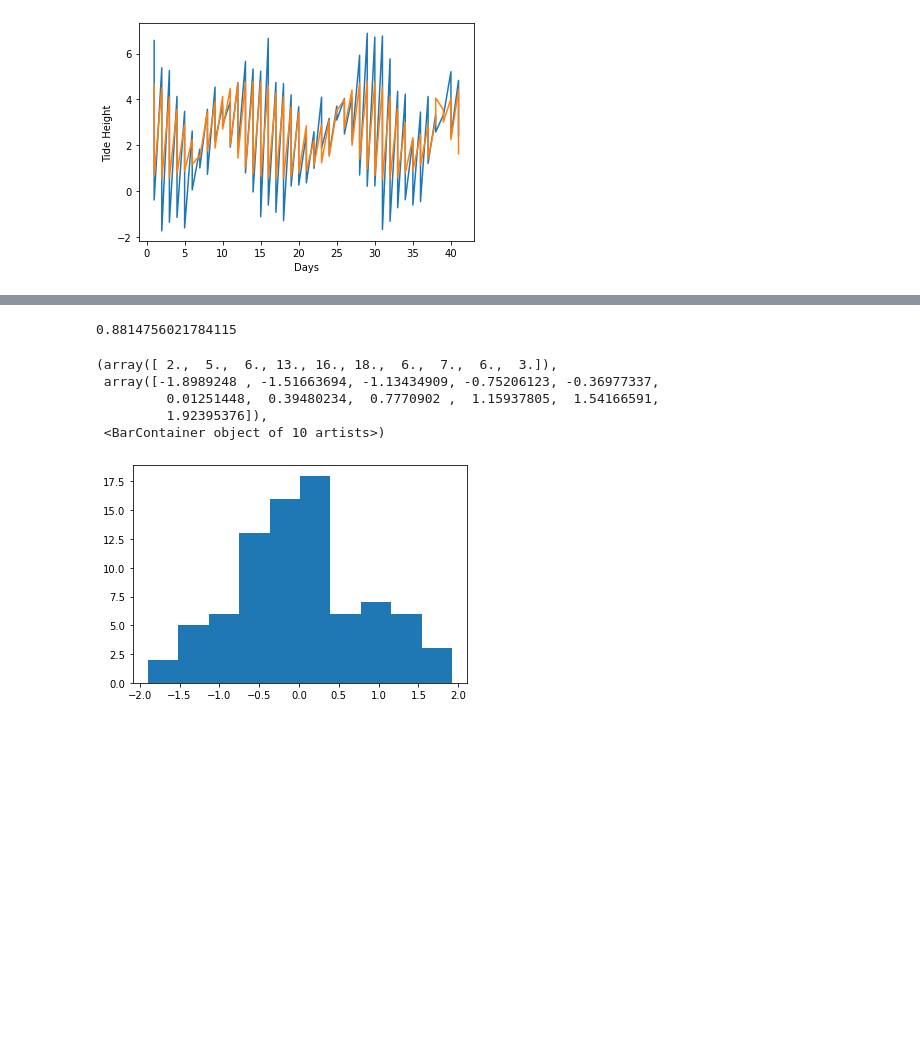
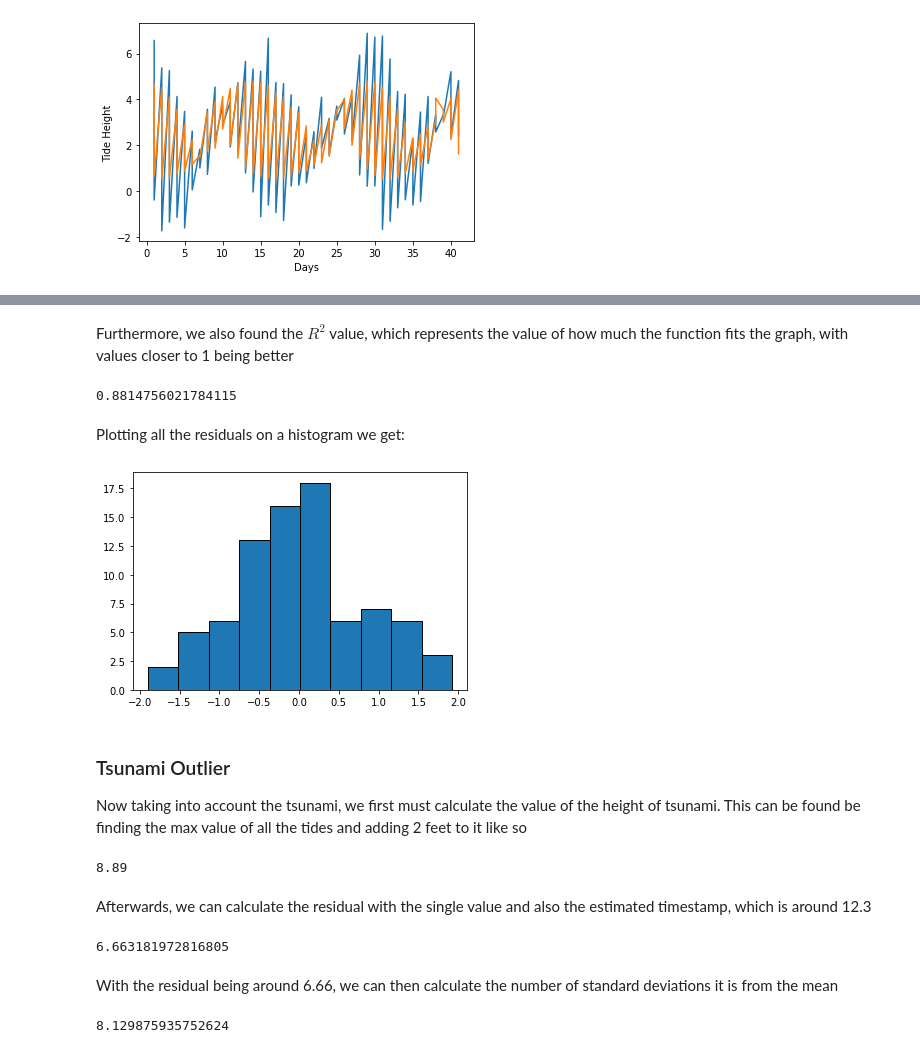
Before and after one commit to Eddysunday012/Astr-Group-Project, a Jupyter notebook: main.ipynb, the cells around one changed output, grey strips where cells are left out. Saved outputs shown, nothing was run; the diff lists cells and outputs as text; code cells hidden in the pictures; blank space fills up the shorter version.

```diff
--- a/main.ipynb
+++ b/main.ipynb
@@ -36,12 +51,12 @@ data = np.loadtxt('ASTR19_S22_group_project_data.txt', dtype = "str")
 # %%
 day, time, tide = [],[],[]
 
-for i in data:
-        day = np.append(day, int(i[0]), axis=None)
-        time = np.append(time, i[1], axis=None)
-        tide = np.append(tide, float(i[2]), axis=None)
+for d in data:
+        day = np.append(day, int(d[0]), axis=None)
+        time = np.append(time, d[1], axis=None)
+        tide = np.append(tide, float(d[2]), axis=None)
 
-day
-time
-tide
+print(day)
+print(time)
+print(tide)
 # %% [output]
@@ -104 +180,3 @@ Text(0, 0.5, 'Tide Height')
+# %% [markdown]
+Furthermore, we also found the $R^2$ value, which represents the value of how much the function fits the graph, with values closer to 1 being better
 # %%
@@ -109,12 +186,37 @@ r_squared = 1 - (ss_res / ss_tot)
 r_squared
 # %% [output]
 0.8814756021784115
-# %%
-plt.hist(residuals)
-# %% [output]
-(array([ 2.,  5.,  6., 13., 16., 18.,  6.,  7.,  6.,  3.]),
- array([-1.8989248 , -1.51663694, -1.13434909, -0.75206123, -0.36977337,
-         0.01251448,  0.39480234,  0.7770902 ,  1.15937805,  1.54166591,
-         1.92395376]),
- <BarContainer object of 10 artists>)
-[figure, removed]
+# %% [markdown]
+Plotting all the residuals on a histogram we get:
+# %%
+plt.hist(residuals, edgecolor='black')
+plt.savefig("TidalHistogram.pdf")
+plt.show()
+# %% [output]
+[figure, added]
+# %% [markdown]
+### Tsunami Outlier
+
+Now taking into account the tsunami, we first must calculate the value of the height of tsunami. This can be found be finding the max value of all the tides and adding 2 feet to it like so
+# %%
+maxVal = np.amax(tide)
+tsunamiVal = maxVal + 2
+tsunamiVal
+# %% [output]
+8.89
+# %% [markdown]
+Afterwards, we can calculate the residual with the single value and also the estimated timestamp, which is around 12.3
+# %%
+tsunamiXVal = 12.3
+extraResid = tsunamiVal - oscicllationFunc(tsunamiXVal, *popt)
+extraResid
+# %% [output]
+6.663181972816805
+# %% [markdown]
+With the residual being around 6.66, we can then calculate the number of standard deviations it is from the mean
+# %%
+std = np.std(residuals)
+numStds = extraResid/ std
+numStds
+# %% [output]
+8.129875935752624
```
Also changed, not shown: parts of 23 cells of this notebook, 3 other files.
